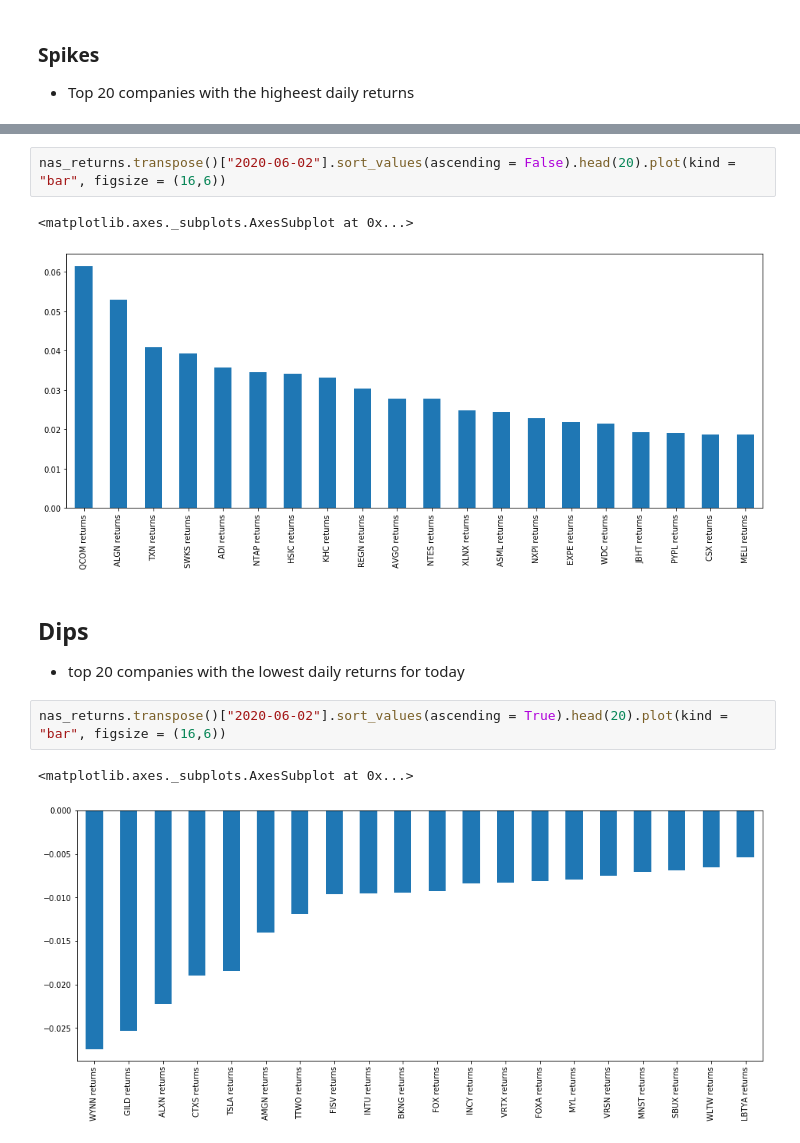
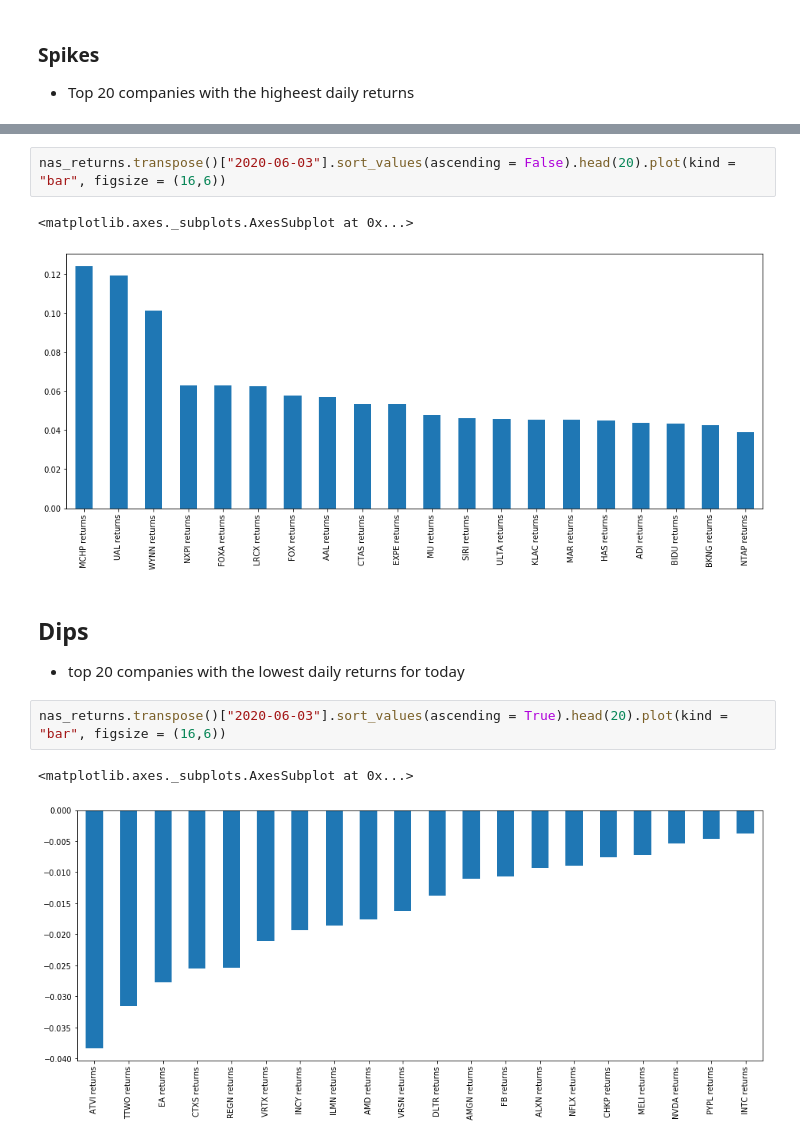
Before and after one commit to Berkat0789/Portfolio, a Jupyter notebook: Finance/S&P Daily Analysis - Returns/S&P and Nasdaq Daily returns analysis.ipynb, the cells around one changed output, grey strips where cells are left out. Cells and saved outputs as stored; diff of their text form.

```diff
--- a/Finance/S&P Daily Analysis - Returns/S&P and Nasdaq Daily returns analysis.ipynb
+++ b/Finance/S&P Daily Analysis - Returns/S&P and Nasdaq Daily returns analysis.ipynb
@@ -190,14 +190,14 @@ Name: 2020-06-02 00:00:00, dtype: float64
 # %%
-nas_returns.transpose()["2020-06-02"].sort_values(ascending = False).head(20).plot(kind = "bar", figsize = (16,6))
+nas_returns.transpose()["2020-06-03"].sort_values(ascending = False).head(20).plot(kind = "bar", figsize = (16,6))
 # %% [output]
 <matplotlib.axes._subplots.AxesSubplot at 0x...>
-[figure, old version]
+[figure, new version]
 # %% [markdown]
 ## Dips
 - top 20 companies with the lowest daily returns for today
 # %%
-nas_returns.transpose()["2020-06-02"].sort_values(ascending = True).head(20).plot(kind = "bar", figsize = (16,6))
+nas_returns.transpose()["2020-06-03"].sort_values(ascending = True).head(20).plot(kind = "bar", figsize = (16,6))
 # %% [output]
 <matplotlib.axes._subplots.AxesSubplot at 0x...>
-[figure, old version]
+[figure, new version]
 # %%
```
Also changed, not shown: parts of 8 cells of this notebook, 7 other files.
